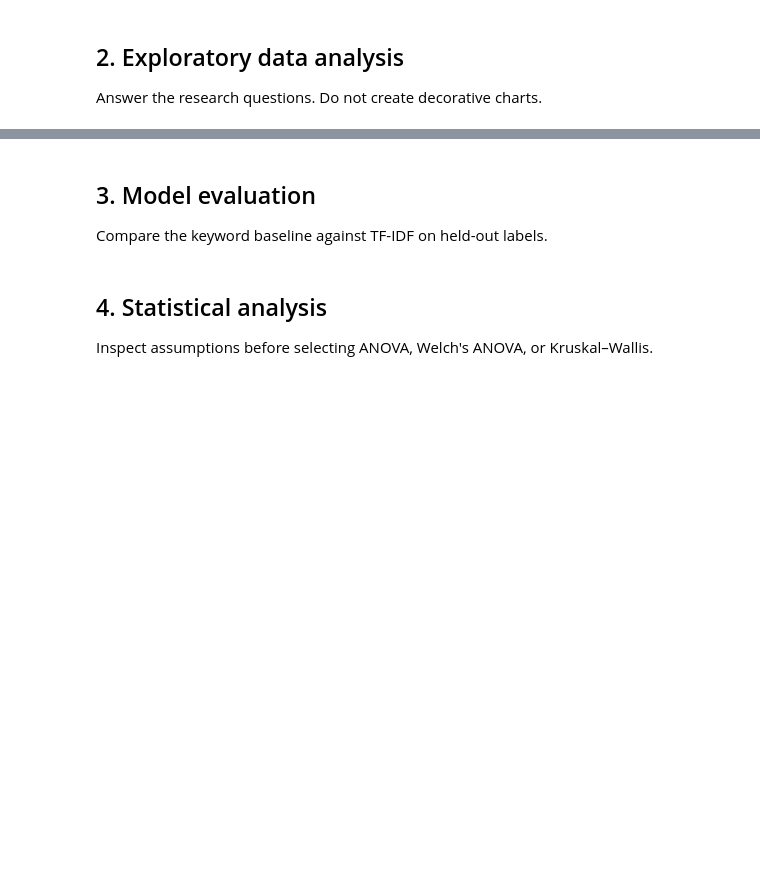
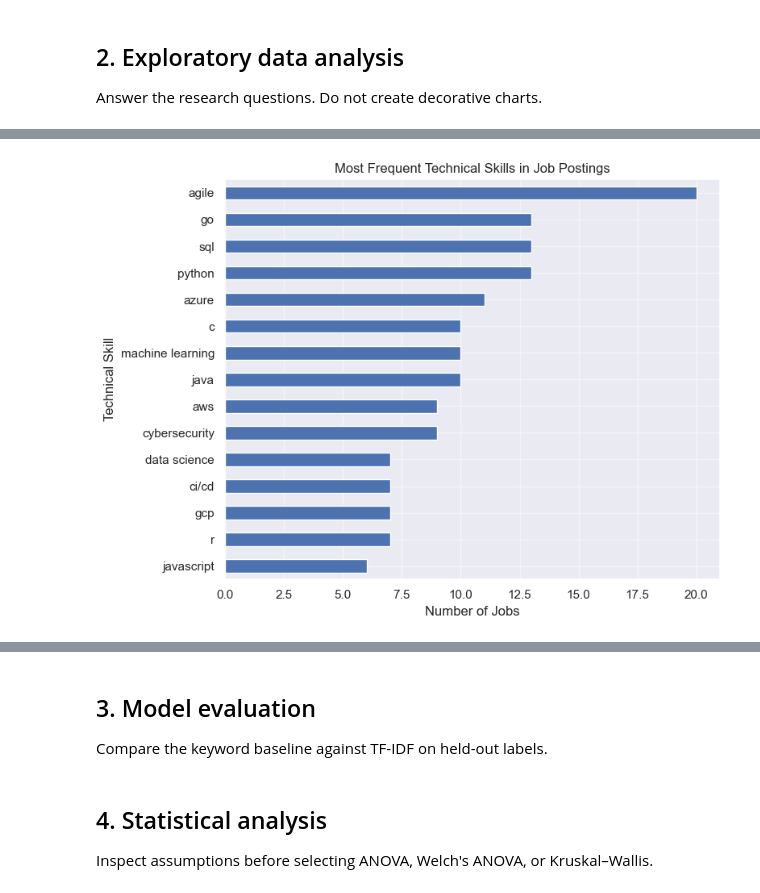
Before and after one commit to Kietkiet1109/OptiMatch-App, a Jupyter notebook: notebooks/analysis.ipynb, the cells around one changed output, grey strips where cells are left out. Saved outputs shown, nothing was run; the diff lists cells and outputs as text; code cells hidden in the pictures; blank space fills up the shorter version.

```diff
--- a/notebooks/analysis.ipynb
+++ b/notebooks/analysis.ipynb
@@ -22,0 +183,25 @@ Answer the research questions. Do not create decorative charts.
+# %%
+# Create a skill presence table for jobs
+job_skill_data = {}
+
+# Create regular expression patterns for technical skills
+skill_patterns = {}
+
+for skill in technical_skills:
+    skill_patterns[skill] = (
+        r'(?<![a-z0-9])'
+        + re.escape(skill)
+        + r'(?![a-z0-9])'
+    )
+
+for skill in technical_skills:
+    job_skill_data[skill] = cleaned_jobs['cleaned_description'].str.contains(skill_patterns[skill], case=False, regex=True, na=False).astype(int)
+
+job_skill_matrix = pd.DataFrame(job_skill_data)
+
+
+# Count how many jobs mention each skill
+job_skill_counts = job_skill_matrix.sum().sort_values(ascending=False)
+
+# Show most common technical skills
+print(job_skill_counts.head(20))
@@ -22,0 +226,13 @@ Answer the research questions. Do not create decorative charts.
+# %%
+# Plot the 15 most common job skills
+top_job_skills = job_skill_counts.head(15)
+
+plt.figure(figsize=(8, 6))
+top_job_skills.sort_values().plot(kind='barh')
+plt.title('Most Frequent Technical Skills in Job Postings')
+plt.xlabel('Number of Jobs')
+plt.ylabel('Technical Skill')
+plt.tight_layout()
+plt.show()
+# %% [output]
+[figure, added]
```
Also changed, not shown: parts of 33 cells of this notebook, 1 other file.
